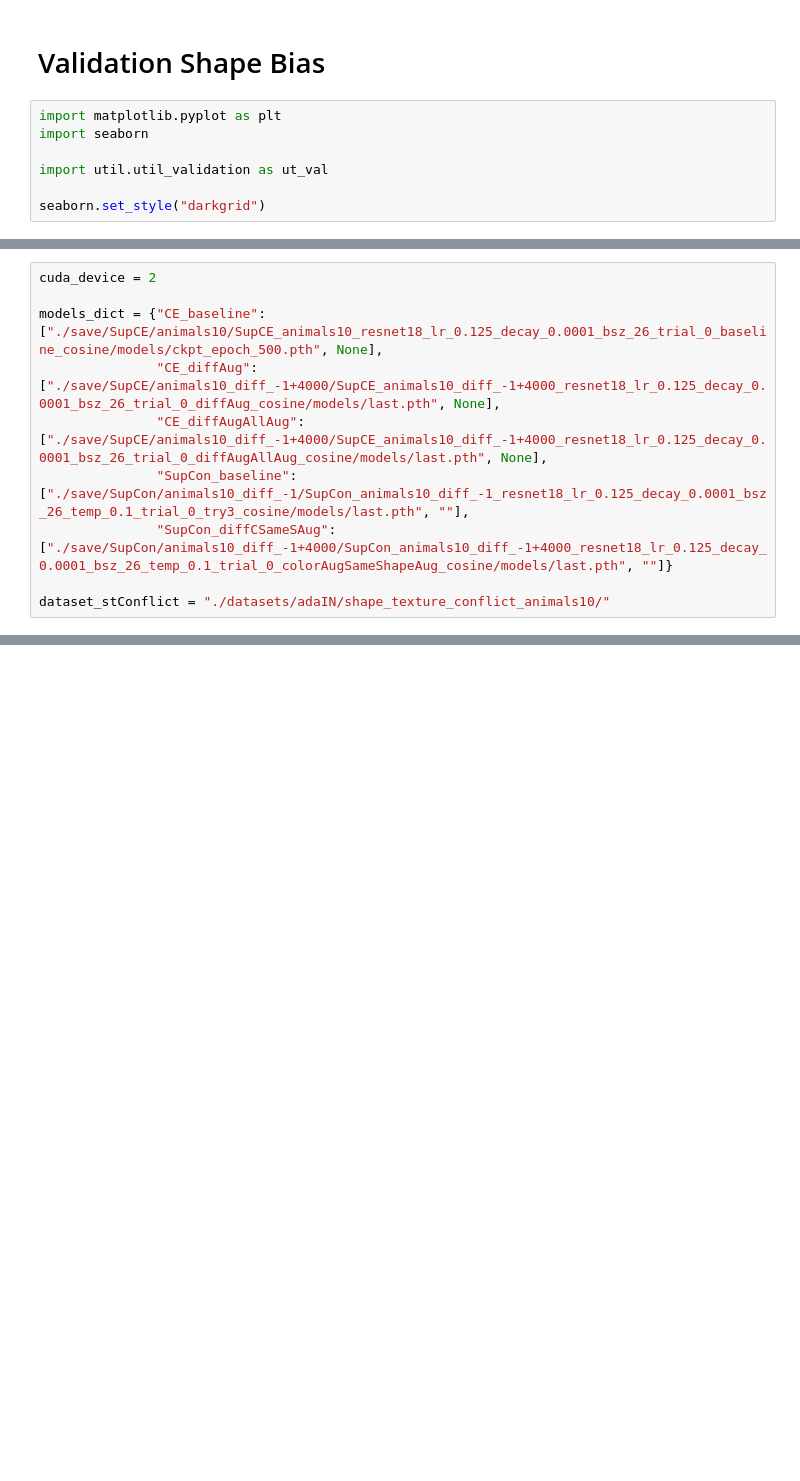
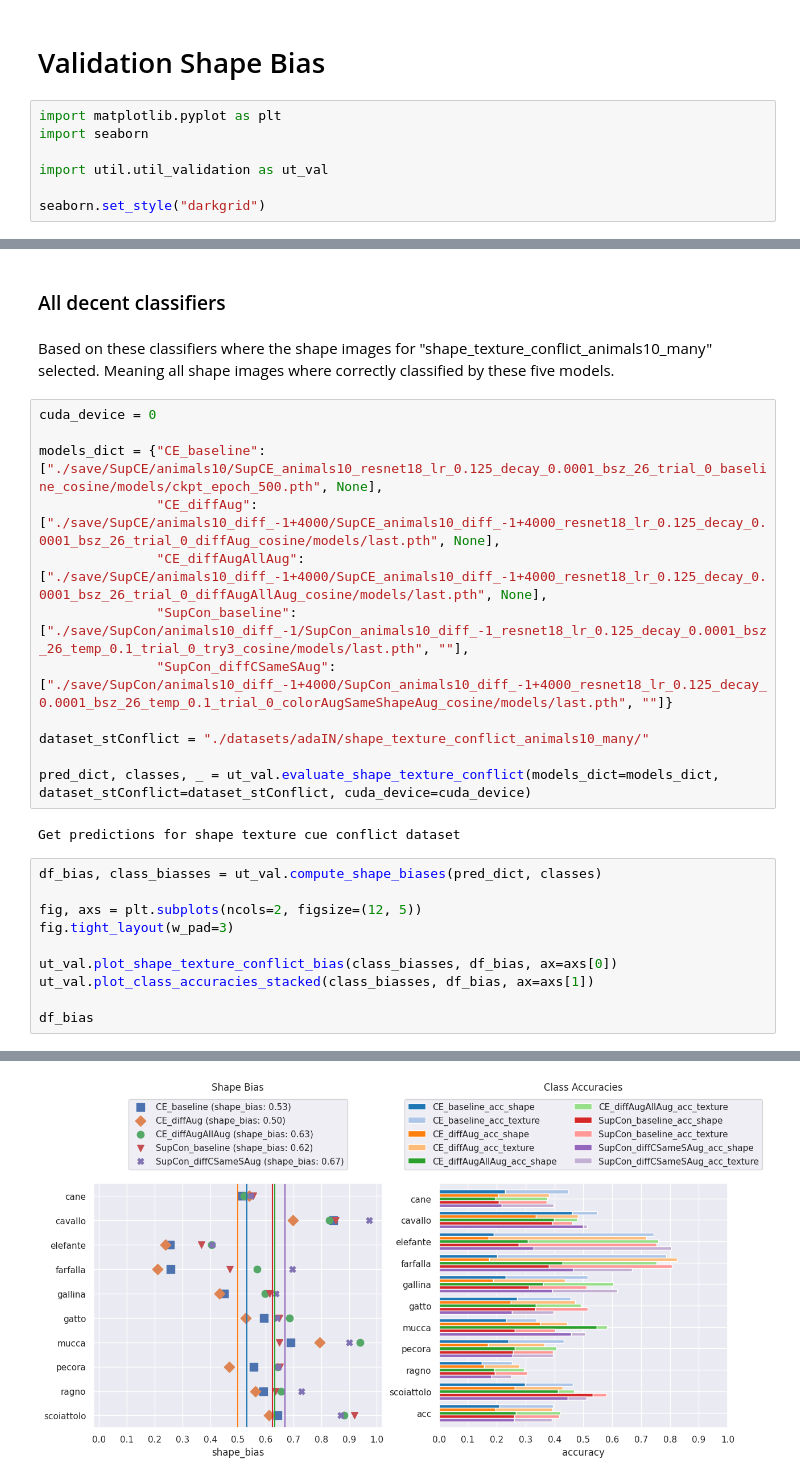
Before and after one commit to Thomas-Gottwald/SupContrastShape, a Jupyter notebook: validation_shape_bias.ipynb, the cells around one changed output, grey strips where cells are left out. Saved outputs shown, nothing was run; the diff lists cells and outputs as text; blank space fills up the shorter version.

```diff
--- a/validation_shape_bias.ipynb
+++ b/validation_shape_bias.ipynb
@@ -10,5 +12,10 @@ seaborn.set_style("darkgrid")
+# %% [markdown]
+### All decent classifiers
+# %% [markdown]
+Based on these classifiers where the shape images for "shape_texture_conflict_animals10_many" selected.
+Meaning all shape images where correctly classified by these five models.
 # %%
-cuda_device = 2
+cuda_device = 0
 
 models_dict = {"CE_baseline": ["./save/SupCE/animals10/SupCE_animals10_resnet18_lr_0.125_decay_0.0001_bsz_26_trial_0_baseline_cosine/models/ckpt_epoch_500.pth", None],
                "CE_diffAug": ["./save/SupCE/animals10_diff_-1+4000/SupCE_animals10_diff_-1+4000_resnet18_lr_0.125_decay_0.0001_bsz_26_trial_0_diffAug_cosine/models/last.pth", None],
@@ -16,4 +23,19 @@ models_dict = {"CE_baseline": ["./save/SupCE/animals10/SupCE_animals10_resnet18_
                "SupCon_baseline": ["./save/SupCon/animals10_diff_-1/SupCon_animals10_diff_-1_resnet18_lr_0.125_decay_0.0001_bsz_26_temp_0.1_trial_0_try3_cosine/models/last.pth", ""],
                "SupCon_diffCSameSAug": ["./save/SupCon/animals10_diff_-1+4000/SupCon_animals10_diff_-1+4000_resnet18_lr_0.125_decay_0.0001_bsz_26_temp_0.1_trial_0_colorAugSameShapeAug_cosine/models/last.pth", ""]}
 
-dataset_stConflict = "./datasets/adaIN/shape_texture_conflict_animals10/"
+dataset_stConflict = "./datasets/adaIN/shape_texture_conflict_animals10_many/"
+
+pred_dict, classes, _ = ut_val.evaluate_shape_texture_conflict(models_dict=models_dict, dataset_stConflict=dataset_stConflict, cuda_device=cuda_device)
+# %% [output]
+Get predictions for shape texture cue conflict dataset
+# %%
+df_bias, class_biasses = ut_val.compute_shape_biases(pred_dict, classes)
+
+fig, axs = plt.subplots(ncols=2, figsize=(12, 5))
+fig.tight_layout(w_pad=3)
+
+ut_val.plot_shape_texture_conflict_bias(class_biasses, df_bias, ax=axs[0])
+ut_val.plot_class_accuracies_stacked(class_biasses, df_bias, ax=axs[1])
+
+df_bias
+# %% [output]
@@ -19,0 +51 @@ dataset_stConflict = "./datasets/adaIN/shape_texture_conflict_animals10/"
+[figure, added]
```
Also changed, not shown: parts of 24 cells of this notebook, 3 other files.
